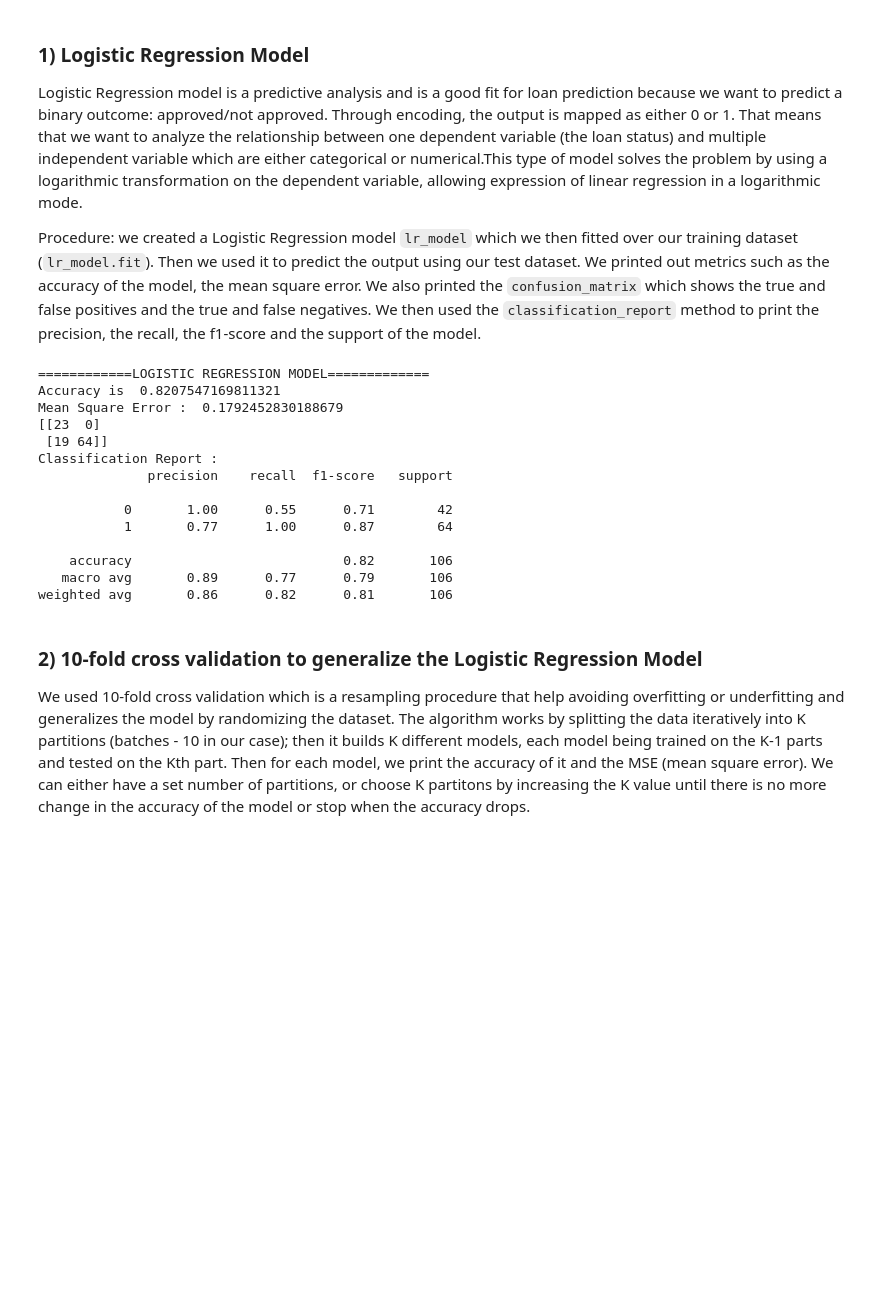
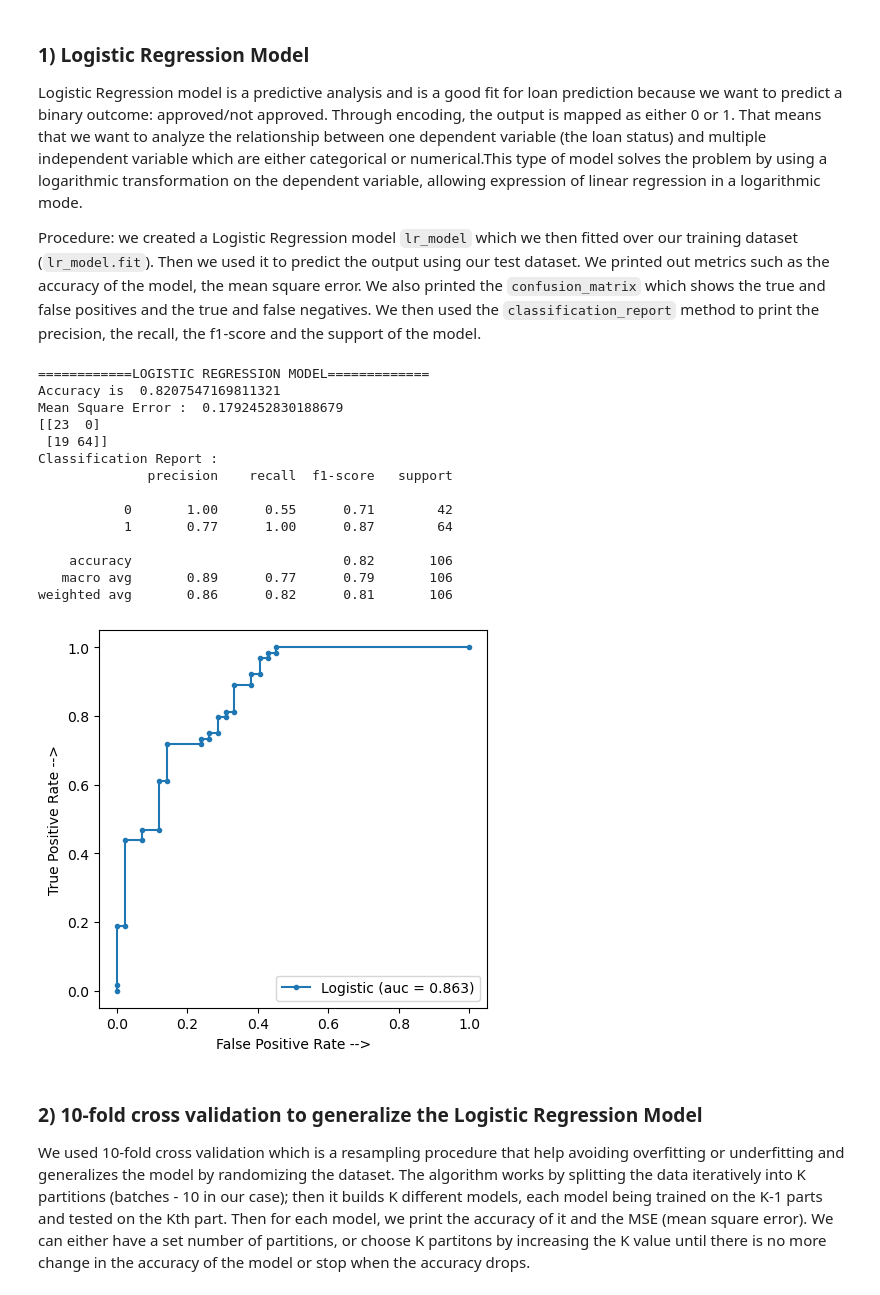
Before and after one commit to bwagle2021/ECS171-Loan-Prediction-Project, a Jupyter notebook: Project.ipynb, the cells around one changed output. Cells and saved outputs as stored; diff of their text form; code cells hidden in the pictures; blank space fills up the shorter version.

Commit message:
Added ROCs to every model

```diff
--- a/Project.ipynb
+++ b/Project.ipynb
@@ -146,33 +146,47 @@ Procedure: we created a Logistic Regression model `lr_model` which we then fitte
 #model using Logistic Regression
 from sklearn.linear_model import LogisticRegression
 from sklearn.metrics import classification_report, confusion_matrix, multilabel_confusion_matrix
 from sklearn.metrics import mean_squared_error, accuracy_score, precision_score, recall_score
 import numpy as np
 
 print("============LOGISTIC REGRESSION MODEL=============")
 lr_model = LogisticRegression()
 lr_model.fit(Combined_X_train_encoded,Y_train_encoded)
 y_predicted = lr_model.predict(Combined_X_test_encoded)
 print("Accuracy is ", accuracy_score(y_predicted,Y_test_encoded))
 print("Mean Square Error : ", mean_squared_error(Y_test_encoded, y_predicted))
 print(confusion_matrix(y_predicted,Y_test_encoded))
 print("Classification Report : ")
 print(classification_report(Y_test_encoded, y_predicted))
+
+y_pred_logistic = lr_model.decision_function(Combined_X_test_encoded)
+from sklearn.metrics import roc_curve, auc
+
+logistic_fpr, logistic_tpr, threshold = roc_curve(Y_test_encoded, y_pred_logistic)
+auc_logistic = auc(logistic_fpr, logistic_tpr)
+plt.figure(figsize=(5,5), dpi=100)
+plt.plot(logistic_fpr, logistic_tpr, linestyle='-', label = 'Logistic (auc = %0.3f)' % auc_logistic)
+plt.xlabel('False Positive Rate -->')
+plt.ylabel('True Positive Rate -->')
+
+plt.legend()
+plt.show()
 # %% [output]
 ============LOGISTIC REGRESSION MODEL=============
 Accuracy is  0.8207547169811321
 Mean Square Error :  0.1792452830188679
 [[23  0]
  [19 64]]
 Classification Report :
               precision    recall  f1-score   support
 
            0       1.00      0.55      0.71        42
            1       0.77      1.00      0.87        64
 
     accuracy                           0.82       106
    macro avg       0.89      0.77      0.79       106
 weighted avg       0.86      0.82      0.81       106
+[figure, added]
 # %% [markdown]
 ### 2) 10-fold cross validation to generalize the Logistic Regression Model
 
```
Also changed, not shown: parts of 5 cells of this notebook.
